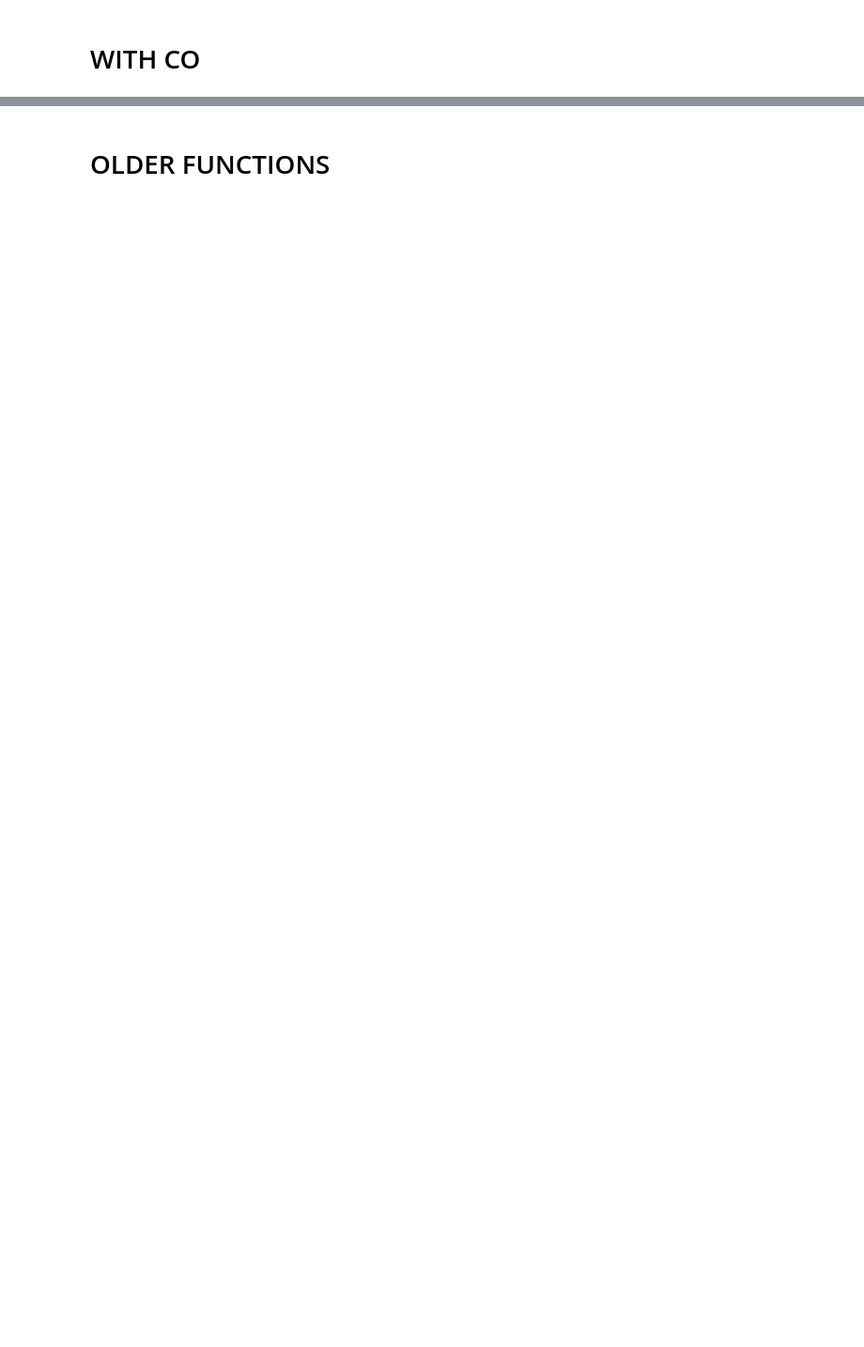
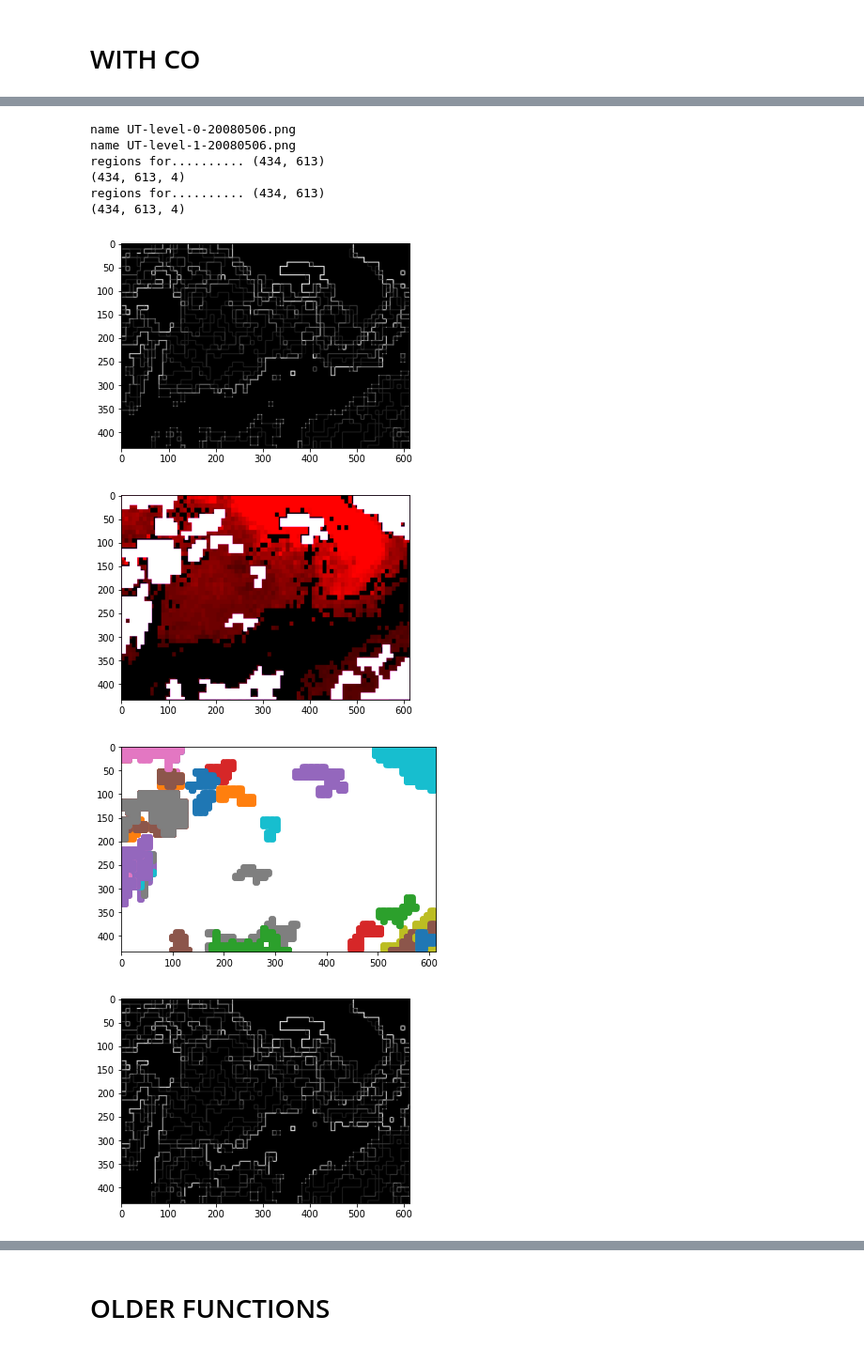
Before and after one commit to kmiloarguello/ozone-pollution, a Jupyter notebook: main.ipynb, the cells around one changed output, grey strips where cells are left out. Shown at 94% size. Drawn from its saved outputs; the diff is of its cells as text; code cells hidden in the pictures; blank space fills up the shorter version.

```diff
--- a/main.ipynb
+++ b/main.ipynb
@@ -764,0 +1130,16 @@ for i,lt in enumerate(temp_poly1[:]):
+# %%
+set_images = imageLT.load_image_from_files()
+imageLT.process_set_images(set_images)
+#imageLT.remove_temporal_files()
+#imageLT.plot_original_image(7,35)
+# %% [output]
+name UT-level-0-20080506.png
+name UT-level-1-20080506.png
+regions for.......... (434, 613)
+(434, 613, 4)
+regions for.......... (434, 613)
+(434, 613, 4)
+[figure, added]
+[figure, added]
+[figure, added]
+[figure, added]
```
Also changed, not shown: parts of 21 cells of this notebook.
